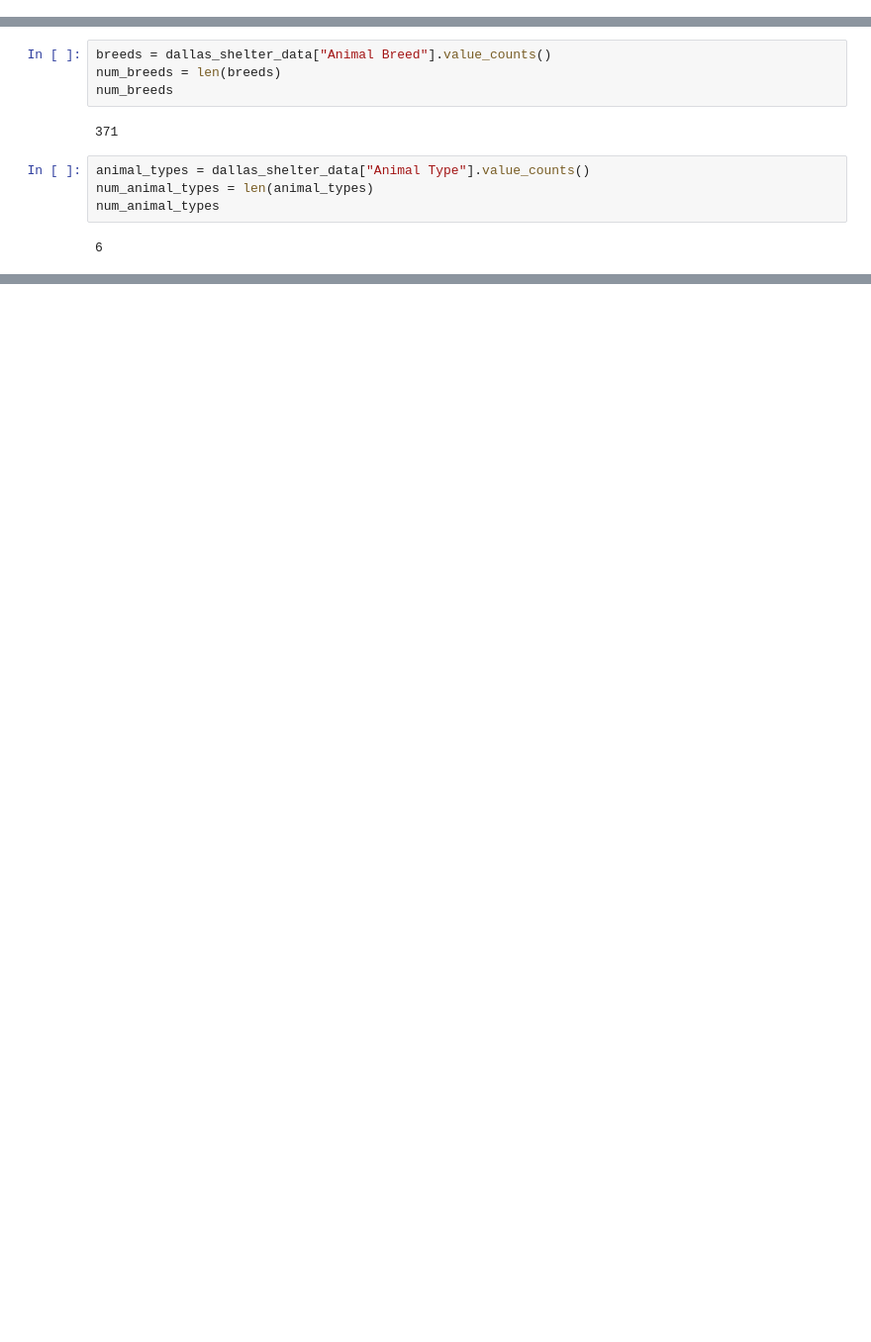
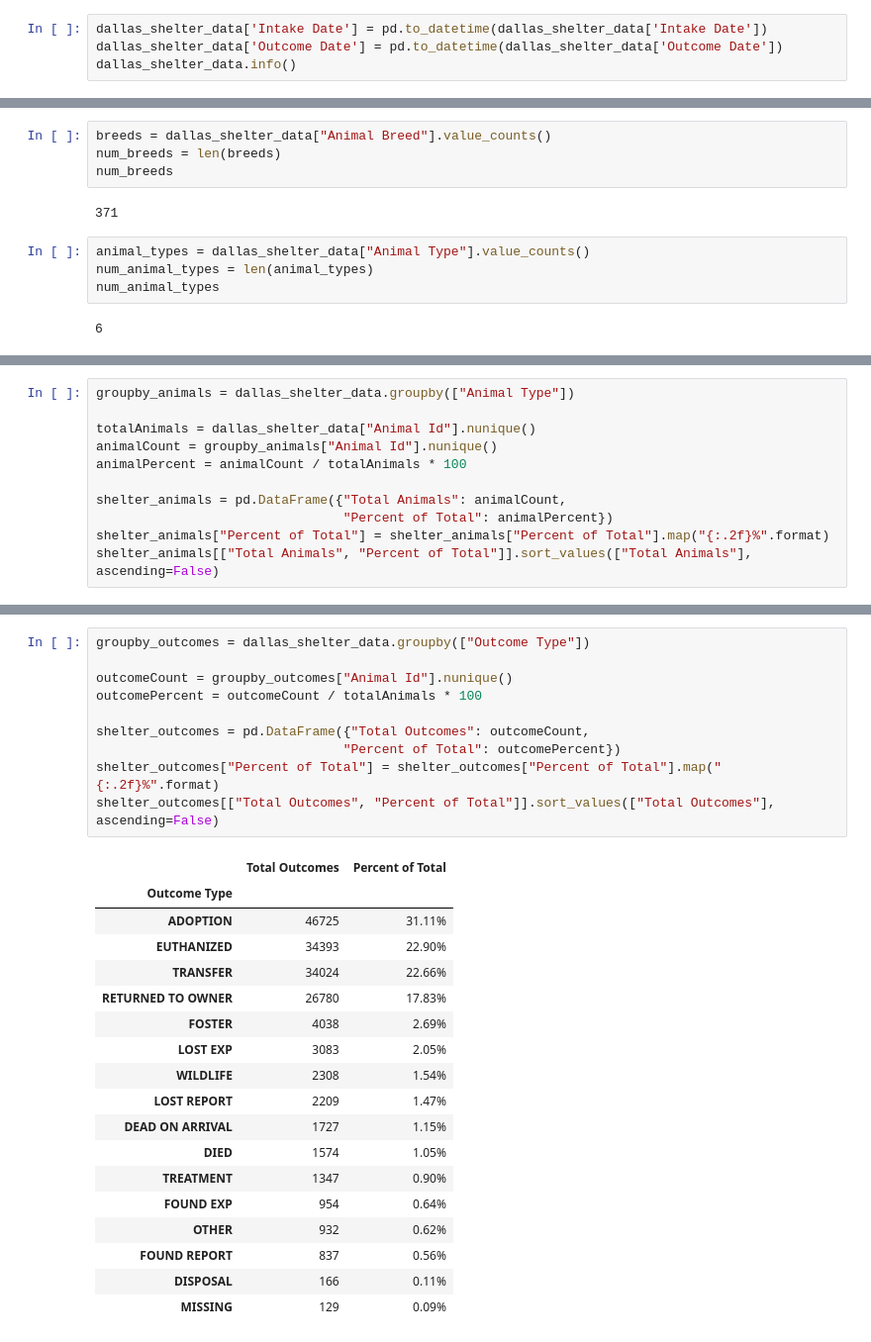
Before and after one commit to jconcha56429/Project1, a Jupyter notebook: Project1.ipynb, the cells around one changed output, grey strips where cells are left out. Shown at 99% size. Saved outputs shown, nothing was run; the diff lists cells and outputs as text; blank space fills up the shorter version.

```diff
--- a/Project1.ipynb
+++ b/Project1.ipynb
@@ -92,0 +93,4 @@ dallas_shelter_data
+# %%
+dallas_shelter_data['Intake Date'] = pd.to_datetime(dallas_shelter_data['Intake Date'])
+dallas_shelter_data['Outcome Date'] = pd.to_datetime(dallas_shelter_data['Outcome Date'])
+dallas_shelter_data.info()
@@ -104,0 +200,11 @@ num_animal_types
+# %%
+groupby_animals = dallas_shelter_data.groupby(["Animal Type"])
+
+totalAnimals = dallas_shelter_data["Animal Id"].nunique()
+animalCount = groupby_animals["Animal Id"].nunique()
+animalPercent = animalCount / totalAnimals * 100
+
+shelter_animals = pd.DataFrame({"Total Animals": animalCount,
+                                "Percent of Total": animalPercent})
+shelter_animals["Percent of Total"] = shelter_animals["Percent of Total"].map("{:.2f}%".format)
+shelter_animals[["Total Animals", "Percent of Total"]].sort_values(["Total Animals"], ascending=False)
@@ -104,0 +244,29 @@ num_animal_types
+# %%
+groupby_outcomes = dallas_shelter_data.groupby(["Outcome Type"])
+
+outcomeCount = groupby_outcomes["Animal Id"].nunique()
+outcomePercent = outcomeCount / totalAnimals * 100
+
+shelter_outcomes = pd.DataFrame({"Total Outcomes": outcomeCount,
+                                "Percent of Total": outcomePercent})
+shelter_outcomes["Percent of Total"] = shelter_outcomes["Percent of Total"].map("{:.2f}%".format)
+shelter_outcomes[["Total Outcomes", "Percent of Total"]].sort_values(["Total Outcomes"], ascending=False)
+# %% [output]
+|  | Total Outcomes | Percent of Total |
+| Outcome Type |  |  |
+| ADOPTION | 46725 | 31.11% |
+| EUTHANIZED | 34393 | 22.90% |
+| TRANSFER | 34024 | 22.66% |
+| RETURNED TO OWNER | 26780 | 17.83% |
+| FOSTER | 4038 | 2.69% |
+| LOST EXP | 3083 | 2.05% |
+| WILDLIFE | 2308 | 1.54% |
+| LOST REPORT | 2209 | 1.47% |
+| DEAD ON ARRIVAL | 1727 | 1.15% |
+| DIED | 1574 | 1.05% |
+| TREATMENT | 1347 | 0.90% |
+| FOUND EXP | 954 | 0.64% |
+| OTHER | 932 | 0.62% |
+| FOUND REPORT | 837 | 0.56% |
+| DISPOSAL | 166 | 0.11% |
+| MISSING | 129 | 0.09% |
```
Also changed, not shown: parts of 10 cells of this notebook, 7 other files.
